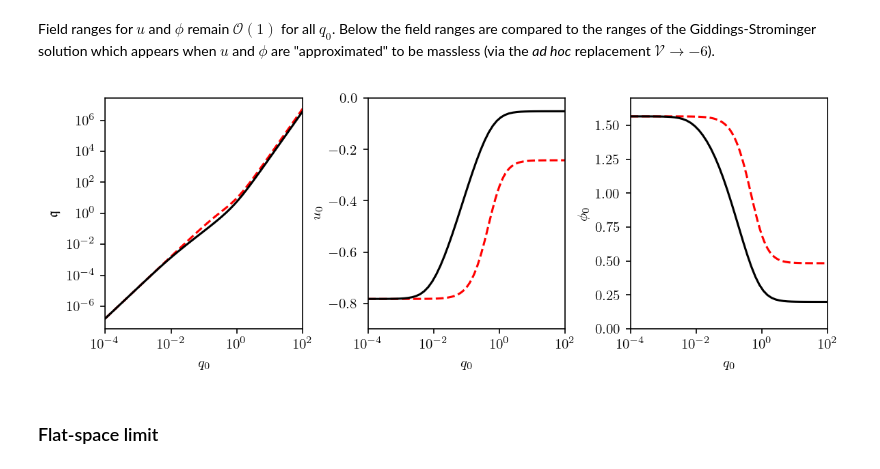
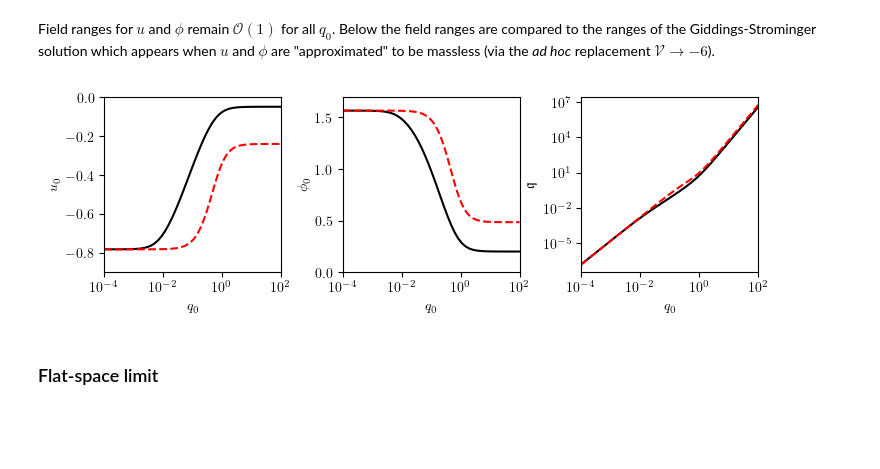
Before and after one commit to gloges/typeII-wormholes, a Jupyter notebook: wormholes.ipynb, the cells around one changed output. Cells and saved outputs as stored; diff of their text form; code cells hidden in the pictures; blank space fills up the shorter version.

```diff
--- a/wormholes.ipynb
+++ b/wormholes.ipynb
@@ -345,7 +346,7 @@ data = []
 for q0 in tqdm(q0s):
 
     rmax = max(10, 10*q0)
-    soln = wh.wormhole_S3S3(q0, rmax)
+    soln, value = wh.wormhole_S3S3(q0, rmax)
     r, f, u, ud, φ, φd, h, charge = soln
 
     # u<0 and φ>0 are monotonic
@@ -353,34 +354,34 @@ for q0 in tqdm(q0s):
 
 u0s, φ0s, charges = np.asarray(data).T
 # %%
-fig, axes = plt.subplots(1, 3, figsize=(8,3), sharex=True)
+fig, axes = plt.subplots(1, 3, figsize=(7.5,2.5), sharex=True)
 
-axes[0].plot(q0s_ml, charges_ml, '--r')
-axes[0].plot(q0s, charges, 'k')
-axes[0].set_yscale('log')
-axes[0].set_ylabel('$\mathfrak{q}$')
+axes[0].plot(q0s, u0s, 'k')
+axes[0].plot(q0s_ml, u0s_ml, '--r')
+axes[0].set_ylabel('$u_0$')
+axes[0].set_ylim(-0.9, 0)
 
-axes[1].plot(q0s_ml, u0s_ml, '--r')
-axes[1].plot(q0s, u0s, 'k')
-axes[1].set_ylabel('$u_0$')
-axes[1].set_ylim(-0.9, 0)
+axes[1].plot(q0s, φ0s, 'k')
+axes[1].plot(q0s_ml, φ0s_ml, '--r')
+axes[1].set_ylabel('$\phi_0$')
+axes[1].set_ylim(0, 1.7)
 
-axes[2].plot(q0s_ml, φ0s_ml, '--r')
-axes[2].plot(q0s, φ0s, 'k')
-axes[2].set_ylabel('$\phi_0$')
-axes[2].set_ylim(0, 1.7)
+axes[2].plot(q0s, charges, 'k')
+axes[2].plot(q0s_ml, charges_ml, '--r')
+axes[2].set_yscale('log')
+axes[2].set_ylabel('$\mathfrak{q}$')
 
 plt.xlim(min(q0s), max(q0s))
 plt.xscale('log')
 for ax in axes:
     ax.set_xlabel('$q_0$')
 
 plt.tight_layout()
-plt.subplots_adjust(wspace=0.33)
-# plt.savefig('images/S3S3_ranges.png', dpi=300)
+plt.subplots_adjust(wspace=0.35)
+plt.savefig('images/S3S3_ranges.png', dpi=300)
 plt.show()
 # %% [output]
-[figure, old version]
+[figure, new version]
 # %% [markdown]
 ### Flat-space limit
 # %% [markdown]
```
Also changed, not shown: parts of 2 cells of this notebook, 2 other files.
